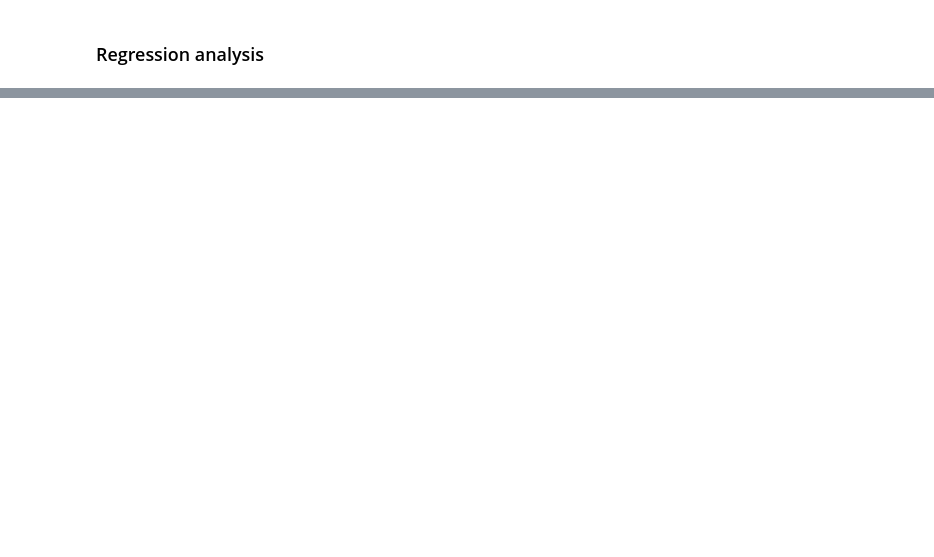
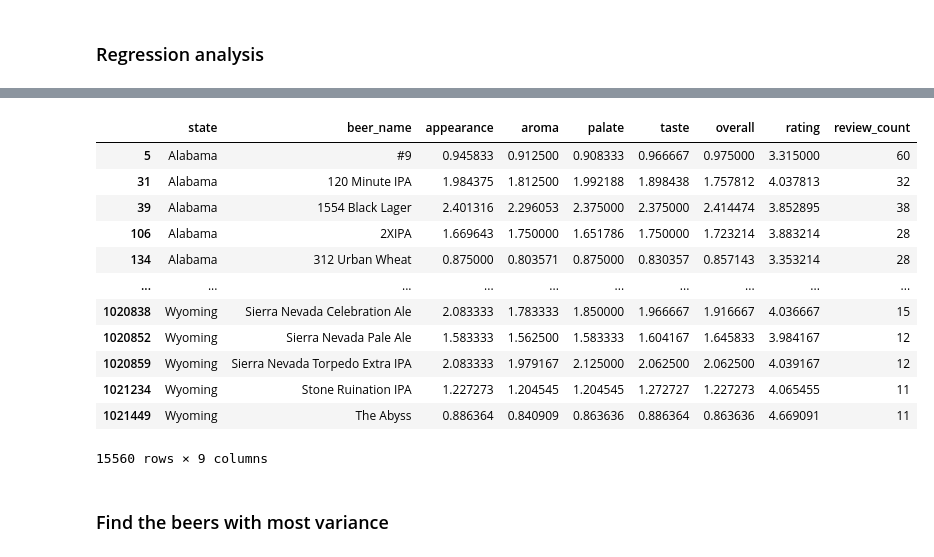
Before and after one commit to epfl-ada/ada-2024-project-fandemondada, a Jupyter notebook: temp.ipynb, the cells around one changed output, grey strips where cells are left out. Drawn from its saved outputs; the diff is of its cells as text; code cells hidden in the pictures; blank space fills up the shorter version.

```diff
--- a/temp.ipynb
+++ b/temp.ipynb
@@ -111,0 +104,11 @@ RangeIndex(start=0, stop=40, step=1)
+# %%
+# need to add column of beer rating
+#ba_beers = pd.read_csv(f"{BeerAdvocate_path(clean_path)}/beers.csv")
+def get_ba_beer_merged():
+    ba_usa_ratings = pd.read_csv(f"{BeerAdvocate_path(clean_path)}/usa_ratings.csv")
+    ba_usa_users = pd.read_csv(f"{BeerAdvocate_path(clean_path)}/usa_users.csv")
+
+    ba_usa_ratings = ba_usa_ratings.merge(ba_usa_users[['user_id', 'location']], on='user_id', how='left')
+    ba_usa_ratings['state'] = ba_usa_ratings['location'].apply(lambda x: x.split(', ')[-1])
+
+    return ba_usa_ratings
@@ -138,0 +204,12 @@ strong multicollinearity problems or that the design matrix is singular.
+# %%
+# grouped by beer and state
+column_to_group = 'beer_name'
+
+#ba_usa_ratings['state'] = ba_usa_ratings['location'].apply(lambda x: x.split(', ')[-1])
+reviews_by_beer_state = ba_usa_ratings.groupby(['state', column_to_group]).mean(numeric_only=True).reset_index()
+#reviews_by_state = ba_usa_ratings['abv', 'location'].groupby('location').mean()#.reset_index(name='review_count')
+reviews_by_beer_state = reviews_by_beer_state.loc[:, ['state', column_to_group, 'appearance', 'aroma', 'palate', 'taste', 'overall', 'rating']]
+# to know how many got grouped
+reviews_by_beer_state['review_count'] = ba_usa_ratings.groupby(['state', column_to_group]).size().values
+reviews_by_beer_state = reviews_by_beer_state.loc[reviews_by_beer_state["review_count"] > 10]       # only more than 10 reviews by beer
+reviews_by_beer_state.head(10)
@@ -138,0 +247,21 @@ strong multicollinearity problems or that the design matrix is singular.
+# %%
+vc = reviews_by_beer_state[column_to_group].value_counts()
+
+min_states = 35
+
+find_diff_beers = reviews_by_beer_state[reviews_by_beer_state[column_to_group].isin(vc[vc >= min_states].index)]
+find_diff_beers
+# %% [output]
+|  | state | beer_name | appearance | aroma | palate | taste | overall | rating | review_count |
+| 5 | Alabama | #9 | 0.945833 | 0.912500 | 0.908333 | 0.966667 | 0.975000 | 3.315000 | 60 |
+| 31 | Alabama | 120 Minute IPA | 1.984375 | 1.812500 | 1.992188 | 1.898438 | 1.757812 | 4.037813 | 32 |
+| 39 | Alabama | 1554 Black Lager | 2.401316 | 2.296053 | 2.375000 | 2.375000 | 2.414474 | 3.852895 | 38 |
+| 106 | Alabama | 2XIPA | 1.669643 | 1.750000 | 1.651786 | 1.750000 | 1.723214 | 3.883214 | 28 |
+| 134 | Alabama | 312 Urban Wheat | 0.875000 | 0.803571 | 0.875000 | 0.830357 | 0.857143 | 3.353214 | 28 |
+| ... | ... | ... | ... | ... | ... | ... | ... | ... | ... |
+| 1020838 | Wyoming | Sierra Nevada Celebration Ale | 2.083333 | 1.783333 | 1.850000 | 1.966667 | 1.916667 | 4.036667 | 15 |
+| 1020852 | Wyoming | Sierra Nevada Pale Ale | 1.583333 | 1.562500 | 1.583333 | 1.604167 | 1.645833 | 3.984167 | 12 |
+| 1020859 | Wyoming | Sierra Nevada Torpedo Extra IPA | 2.083333 | 1.979167 | 2.125000 | 2.062500 | 2.062500 | 4.039167 | 12 |
+| 1021234 | Wyoming | Stone Ruination IPA | 1.227273 | 1.204545 | 1.204545 | 1.272727 | 1.227273 | 4.065455 | 11 |
+| 1021449 | Wyoming | The Abyss | 0.886364 | 0.840909 | 0.863636 | 0.886364 | 0.863636 | 4.669091 | 11 |
+15560 rows × 9 columns
@@ -138,0 +272,2 @@ strong multicollinearity problems or that the design matrix is singular.
+# %% [markdown]
+### Find the beers with most variance
```
Also changed, not shown: parts of 21 cells of this notebook.
